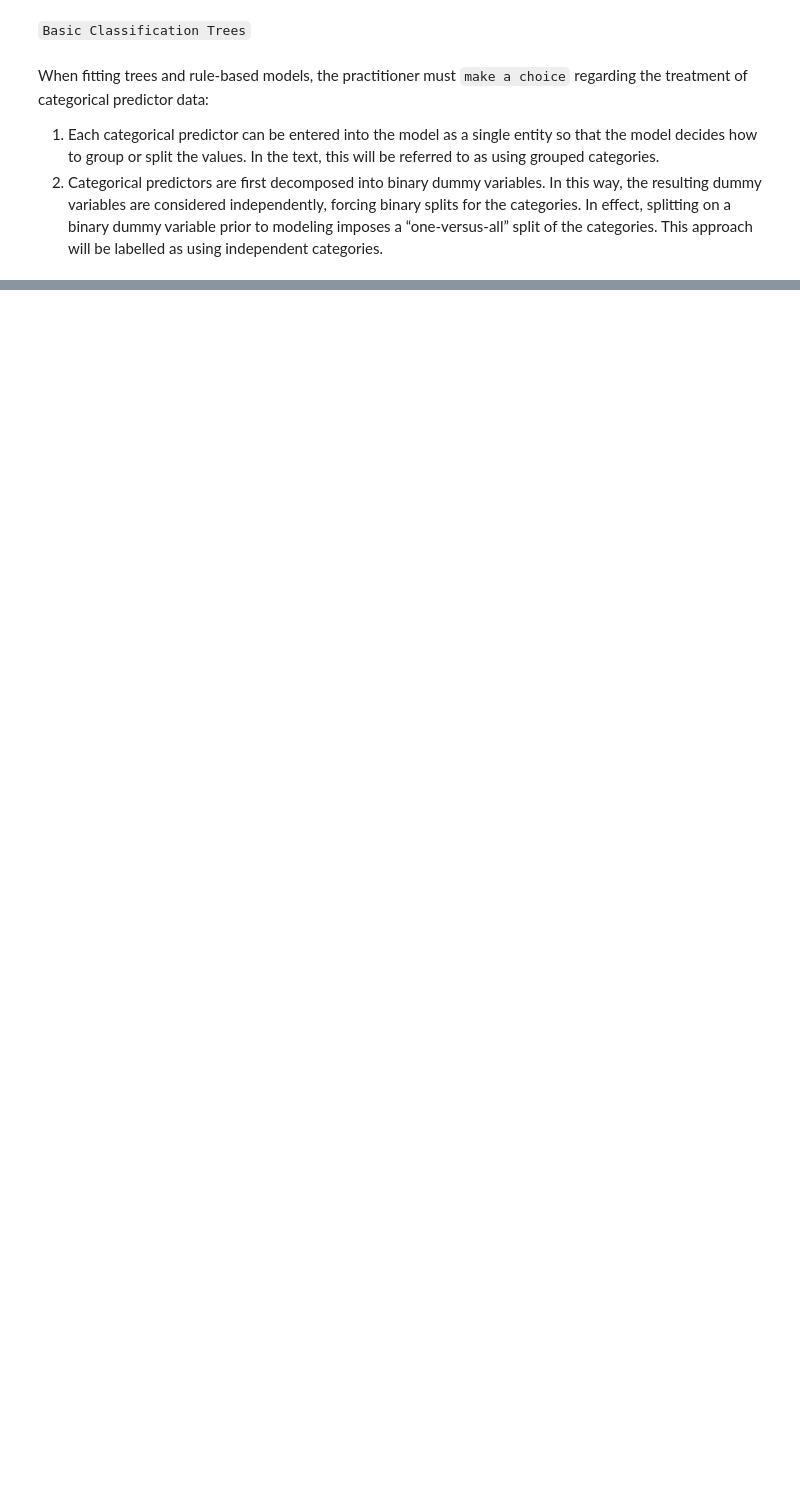
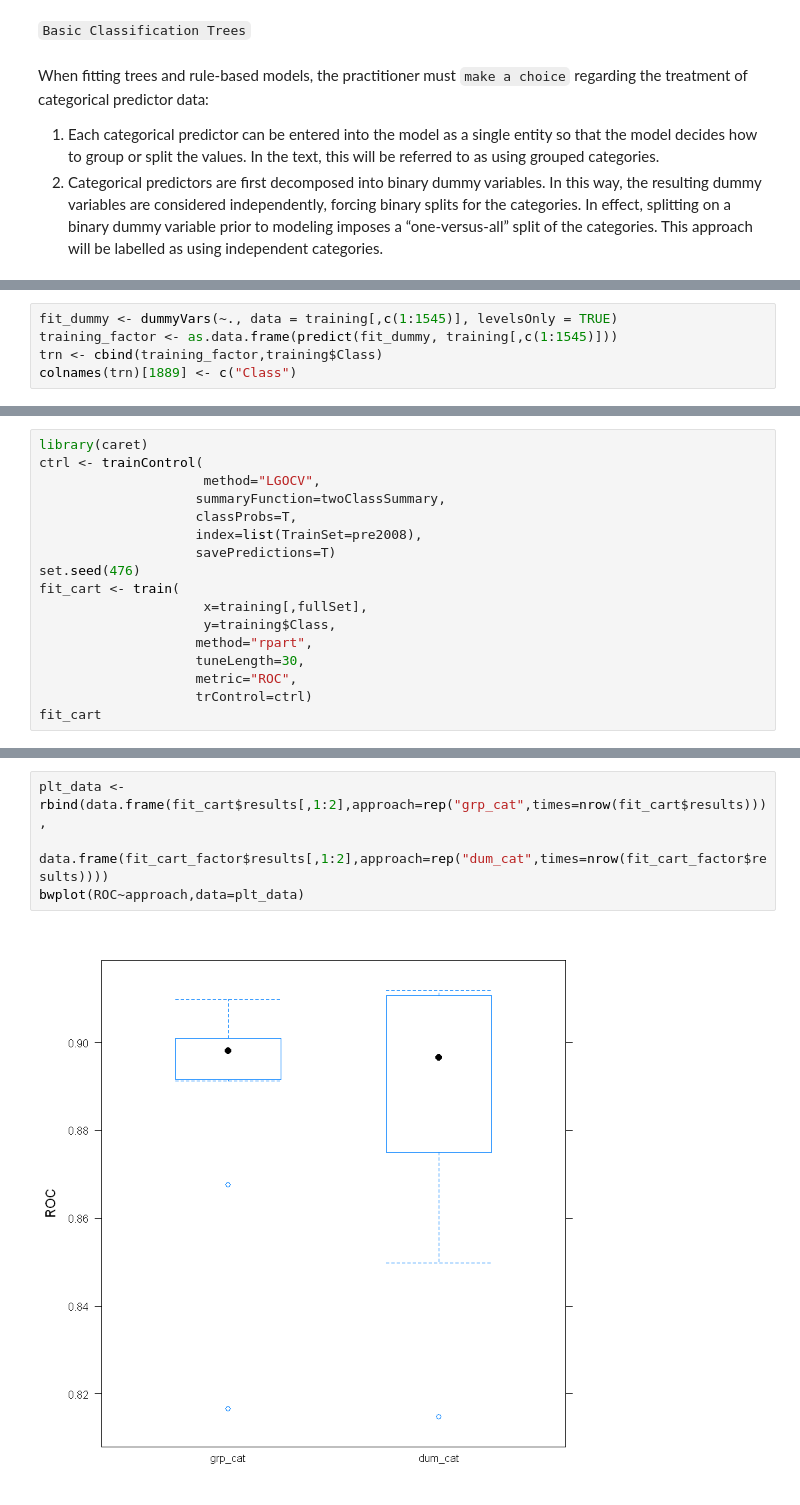
Before and after one commit to Randallzoeng/BookClub, a Jupyter notebook: AppliedPredictiveModeling/Chap. 14 Classification Trees and Rule-Based Models.ipynb, the cells around one changed output, grey strips where cells are left out. Cells and saved outputs as stored; diff of their text form; blank space fills up the shorter version.

```diff
--- a/AppliedPredictiveModeling/Chap. 14 Classification Trees and Rule-Based Models.ipynb
+++ b/AppliedPredictiveModeling/Chap. 14 Classification Trees and Rule-Based Models.ipynb
@@ -15,0 +22,5 @@ load("grant_Data.Rdata")
+# %%
+fit_dummy <- dummyVars(~., data = training[,c(1:1545)], levelsOnly = TRUE)
+training_factor <- as.data.frame(predict(fit_dummy, training[,c(1:1545)]))
+trn <- cbind(training_factor,training$Class)
+colnames(trn)[1889] <- c("Class")
@@ -15,0 +30,17 @@ load("grant_Data.Rdata")
+# %%
+library(caret)
+ctrl <- trainControl(
+                     method="LGOCV",
+                    summaryFunction=twoClassSummary,
+                    classProbs=T,
+                    index=list(TrainSet=pre2008),
+                    savePredictions=T)
+set.seed(476)
+fit_cart <- train(
+                     x=training[,fullSet],
+                     y=training$Class,
+                    method="rpart",
+                    tuneLength=30,
+                    metric="ROC",
+                    trControl=ctrl)
+fit_cart
@@ -15,0 +185,6 @@ load("grant_Data.Rdata")
+# %%
+plt_data <- rbind(data.frame(fit_cart$results[,1:2],approach=rep("grp_cat",times=nrow(fit_cart$results))),
+                  data.frame(fit_cart_factor$results[,1:2],approach=rep("dum_cat",times=nrow(fit_cart_factor$results))))
+bwplot(ROC~approach,data=plt_data)
+# %% [output]
+[figure, added]
```
Also changed, not shown: parts of 19 cells of this notebook, 1 other file.
